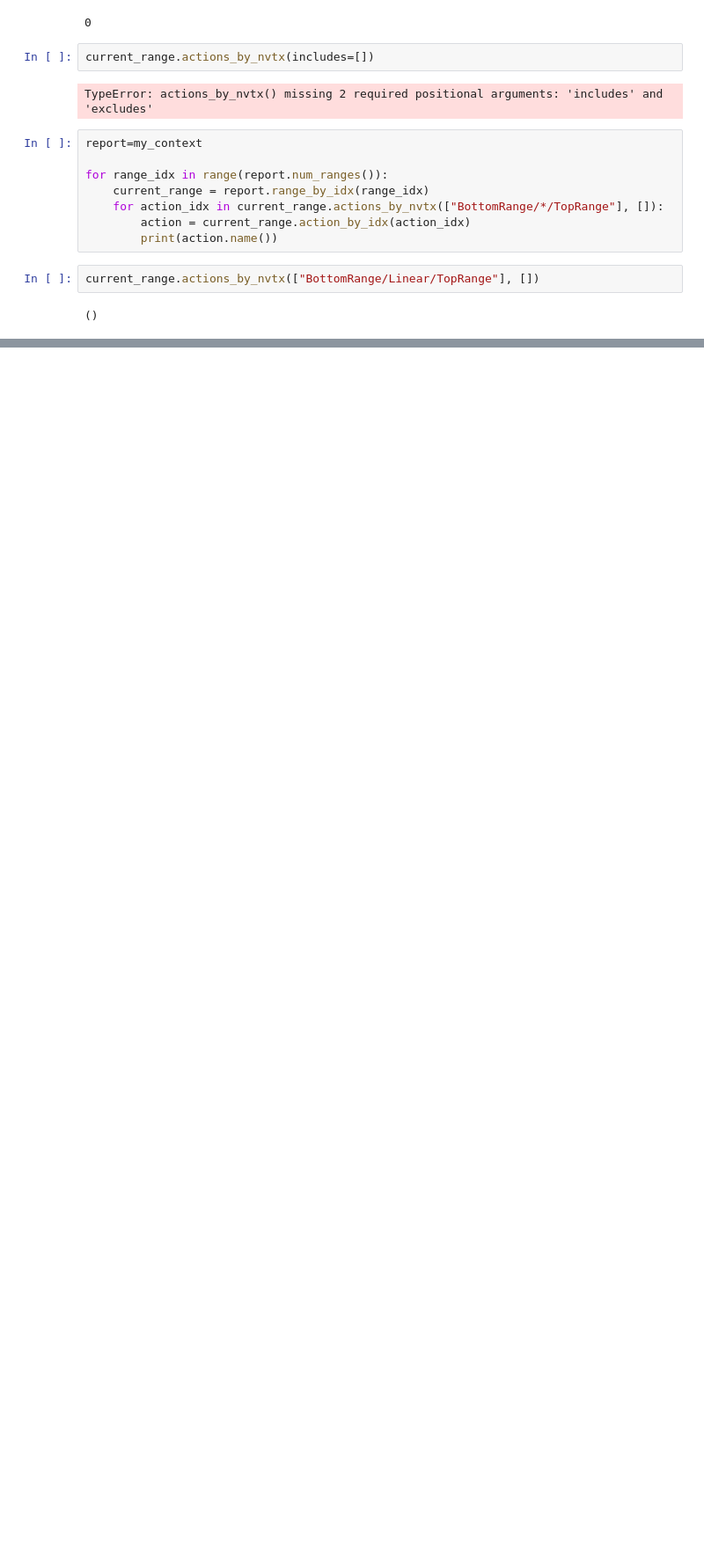
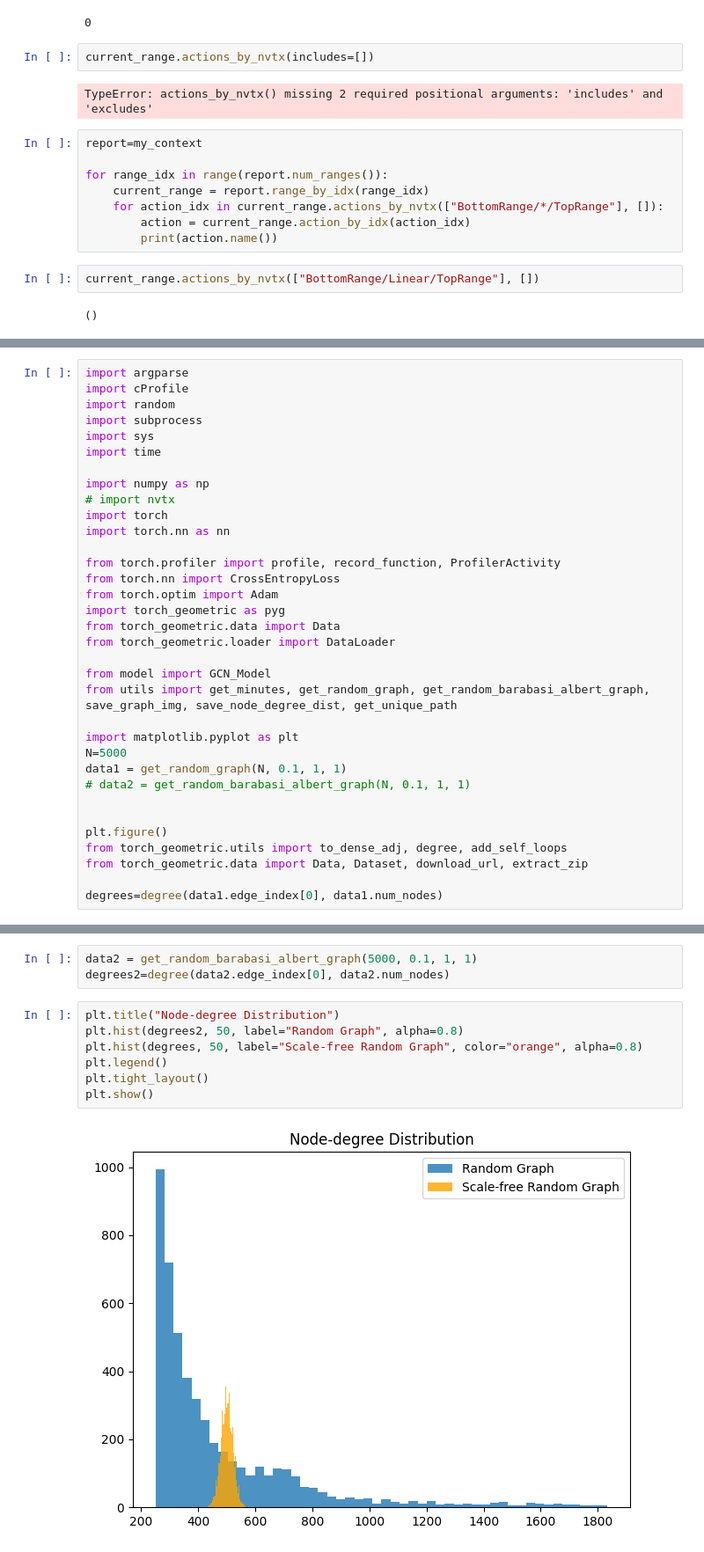
Before and after one commit to eneserdo/GCN-CUDA-Characterization, a Jupyter notebook: report.ipynb, the cells around one changed output, grey strips where cells are left out. Shown at 88% size. Saved outputs shown, nothing was run; the diff lists cells and outputs as text; blank space fills up the shorter version.

```diff
--- a/report.ipynb
+++ b/report.ipynb
@@ -120,0 +211,34 @@ current_range.actions_by_nvtx(["BottomRange/Linear/TopRange"], [])
+# %%
+import argparse
+import cProfile
+import random
+import subprocess
+import sys
+import time
+
+import numpy as np
+# import nvtx
+import torch
+import torch.nn as nn
+
+from torch.profiler import profile, record_function, ProfilerActivity
+from torch.nn import CrossEntropyLoss
+from torch.optim import Adam
+import torch_geometric as pyg
+from torch_geometric.data import Data
+from torch_geometric.loader import DataLoader
+
+from model import GCN_Model
+from utils import get_minutes, get_random_graph, get_random_barabasi_albert_graph, save_graph_img, save_node_degree_dist, get_unique_path
+
+import matplotlib.pyplot as plt
+N=5000
+data1 = get_random_graph(N, 0.1, 1, 1)
+# data2 = get_random_barabasi_albert_graph(N, 0.1, 1, 1)
+
+
+plt.figure()
+from torch_geometric.utils import to_dense_adj, degree, add_self_loops
+from torch_geometric.data import Data, Dataset, download_url, extract_zip
+
+degrees=degree(data1.edge_index[0], data1.num_nodes)
@@ -120,0 +247,12 @@ current_range.actions_by_nvtx(["BottomRange/Linear/TopRange"], [])
+# %%
+data2 = get_random_barabasi_albert_graph(5000, 0.1, 1, 1)
+degrees2=degree(data2.edge_index[0], data2.num_nodes)
+# %%
+plt.title("Node-degree Distribution")
+plt.hist(degrees2, 50, label="Random Graph", alpha=0.8)
+plt.hist(degrees, 50, label="Scale-free Random Graph", color="orange", alpha=0.8)
+plt.legend()
+plt.tight_layout()
+plt.show()
+# %% [output]
+[figure, added]
```
Also changed, not shown: parts of 15 cells of this notebook, 3 other files.
